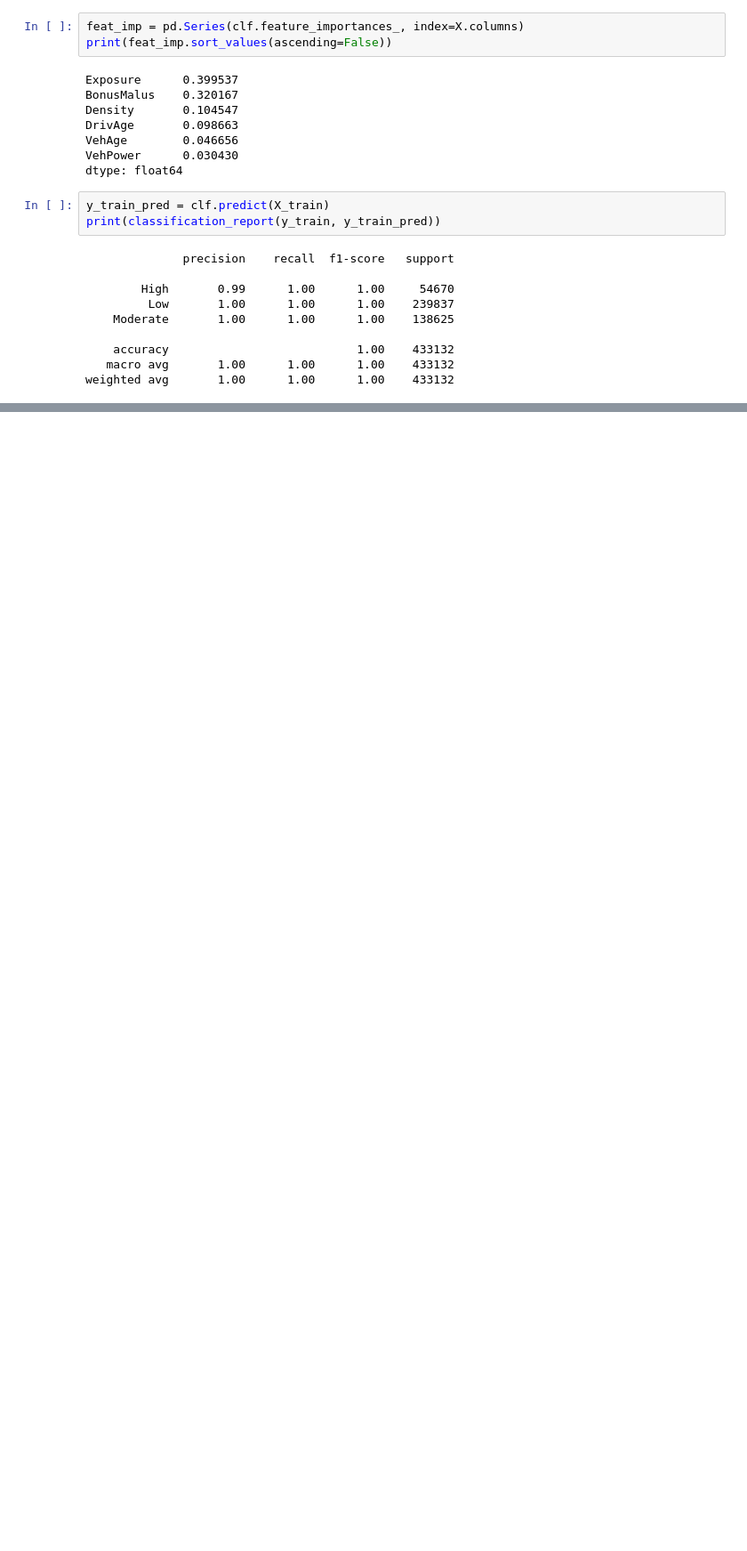
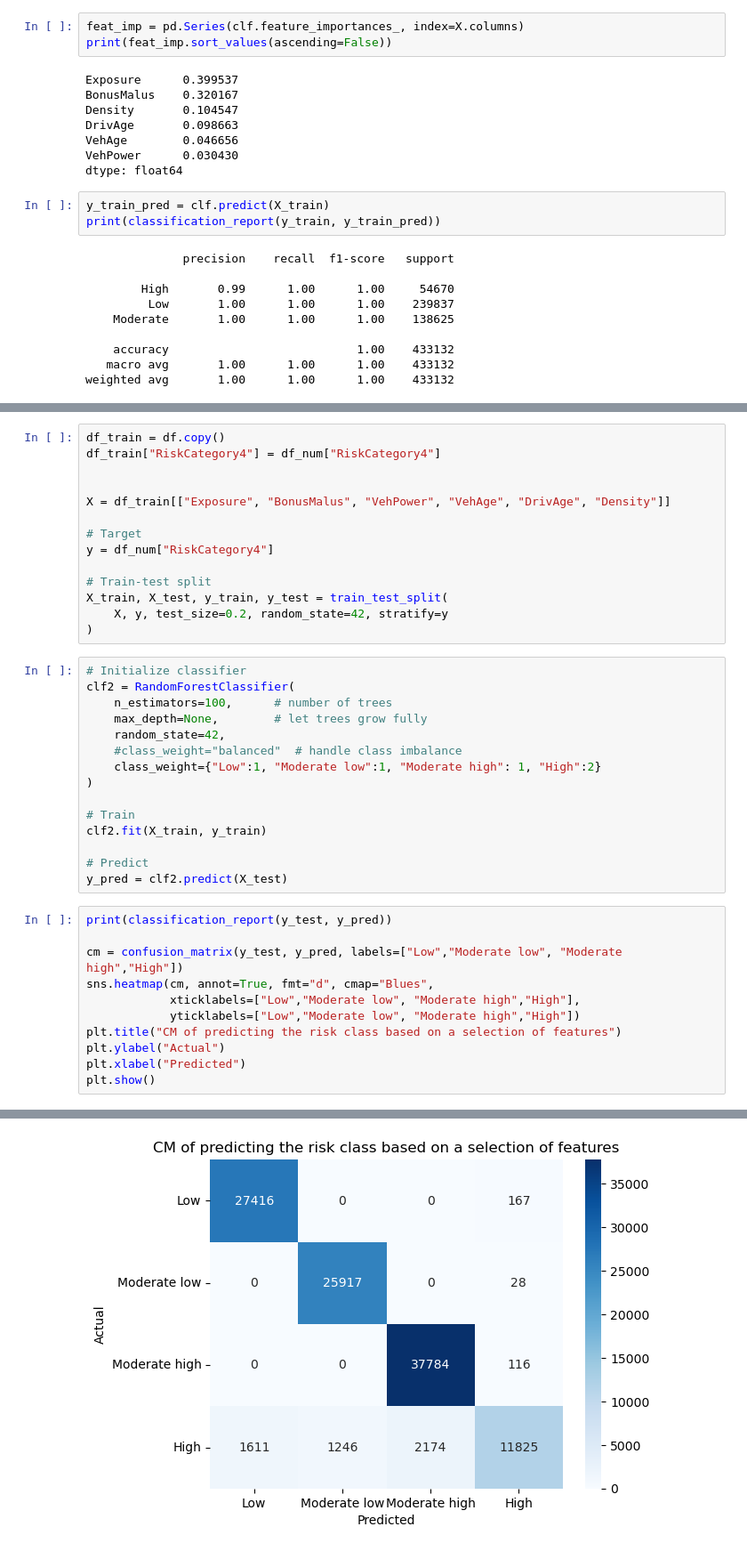
Before and after one commit to Simon-Simonsen/ML-project, a Jupyter notebook: EDA_on_df.ipynb, the cells around one changed output, grey strips where cells are left out. Shown at 89% size. Saved outputs shown, nothing was run; the diff lists cells and outputs as text; blank space fills up the shorter version.

```diff
--- a/EDA_on_df.ipynb
+++ b/EDA_on_df.ipynb
@@ -269,0 +317,41 @@ weighted avg       1.00      1.00      1.00    433132
+# %%
+df_train = df.copy()
+df_train["RiskCategory4"] = df_num["RiskCategory4"]
+
+
+X = df_train[["Exposure", "BonusMalus", "VehPower", "VehAge", "DrivAge", "Density"]]
+
+# Target
+y = df_num["RiskCategory4"]
+
+# Train-test split
+X_train, X_test, y_train, y_test = train_test_split(
+    X, y, test_size=0.2, random_state=42, stratify=y
+)
+# %%
+# Initialize classifier
+clf2 = RandomForestClassifier(
+    n_estimators=100,      # number of trees
+    max_depth=None,        # let trees grow fully
+    random_state=42,
+    #class_weight="balanced"  # handle class imbalance
+    class_weight={"Low":1, "Moderate low":1, "Moderate high": 1, "High":2}
+)
+
+# Train
+clf2.fit(X_train, y_train)
+
+# Predict
+y_pred = clf2.predict(X_test)
+# %%
+print(classification_report(y_test, y_pred))
+
+cm = confusion_matrix(y_test, y_pred, labels=["Low","Moderate low", "Moderate high","High"])
+sns.heatmap(cm, annot=True, fmt="d", cmap="Blues",
+            xticklabels=["Low","Moderate low", "Moderate high","High"],
+            yticklabels=["Low","Moderate low", "Moderate high","High"])
+plt.title("CM of predicting the risk class based on a selection of features")
+plt.ylabel("Actual")
+plt.xlabel("Predicted")
+plt.show()
+# %% [output]
@@ -269,0 +368 @@ weighted avg       1.00      1.00      1.00    433132
+[figure, added]
```
Also changed, not shown: parts of 11 cells of this notebook.
